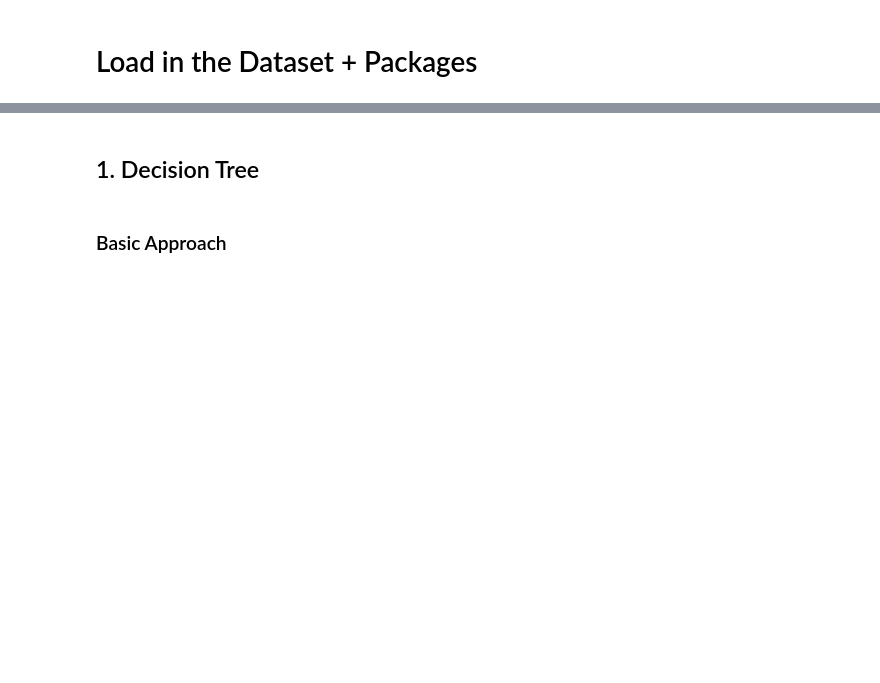
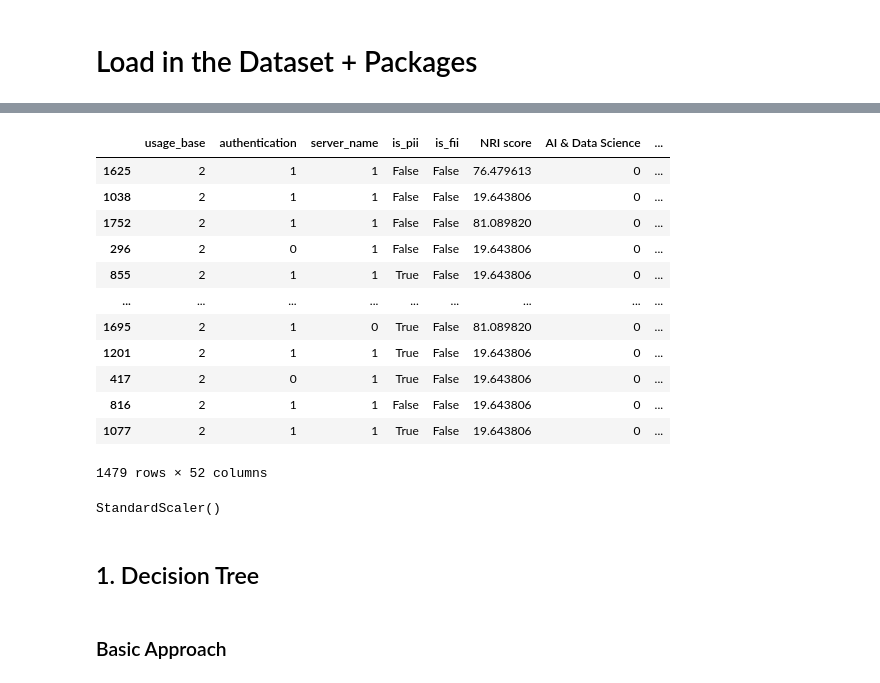
Before and after one commit to teejlab/API-Risk-Assessment-Framework, a Jupyter notebook: ml/treebasedmodels.ipynb, the cells around one changed output, grey strips where cells are left out. Saved outputs shown, nothing was run; the diff lists cells and outputs as text; code cells hidden in the pictures; blank space fills up the shorter version.

```diff
--- a/ml/treebasedmodels.ipynb
+++ b/ml/treebasedmodels.ipynb
@@ -34,3 +40,6 @@ from sklearn.model_selection import (
 # %%
 #dataset
-# df = ...
+df = pd.read_excel("df_full_clean.xlsx", usecols = "A:BB")
+
+#imputation of NRI score with mean value
+df['NRI score']=df['NRI score'].replace(0, df['NRI score'].mean())
@@ -41,3 +69,24 @@ from sklearn.model_selection import (
+# %%
+X_train
+# %% [output]
+|  | usage_base | authentication | server_name | is_pii | is_fii | NRI score | AI & Data Science | ... |
+| 1625 | 2 | 1 | 1 | False | False | 76.479613 | 0 | ... |
+| 1038 | 2 | 1 | 1 | False | False | 19.643806 | 0 | ... |
+| 1752 | 2 | 1 | 1 | False | False | 81.089820 | 0 | ... |
+| 296 | 2 | 0 | 1 | False | False | 19.643806 | 0 | ... |
+| 855 | 2 | 1 | 1 | True | False | 19.643806 | 0 | ... |
+| ... | ... | ... | ... | ... | ... | ... | ... | ... |
+| 1695 | 2 | 1 | 0 | True | False | 81.089820 | 0 | ... |
+| 1201 | 2 | 1 | 1 | True | False | 19.643806 | 0 | ... |
+| 417 | 2 | 0 | 1 | True | False | 19.643806 | 0 | ... |
+| 816 | 2 | 1 | 1 | False | False | 19.643806 | 0 | ... |
+| 1077 | 2 | 1 | 1 | True | False | 19.643806 | 0 | ... |
+1479 rows × 52 columns
+# %%
+scaler = StandardScaler()
+scaler.fit(X_train)
+# %% [output]
+StandardScaler()
 # %% [markdown]
 ## 1. Decision Tree
 # %% [markdown]
```
Also changed, not shown: parts of 30 cells of this notebook.
